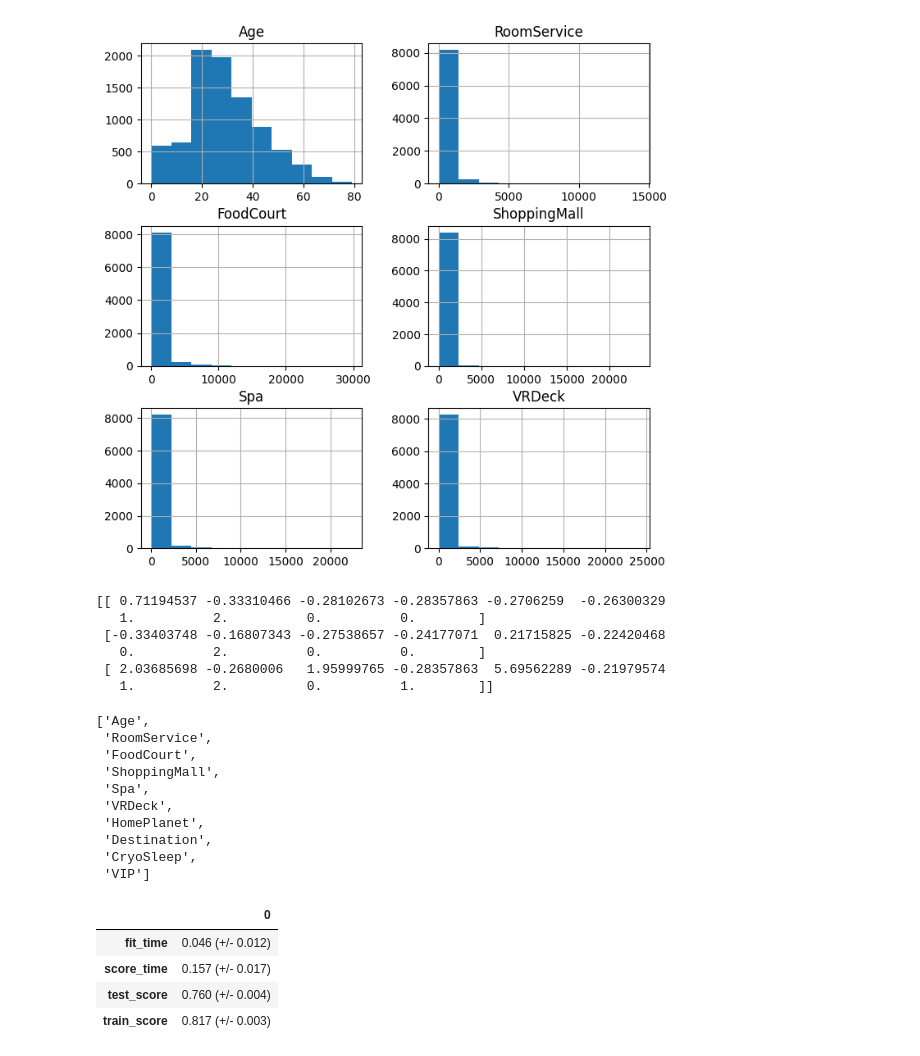
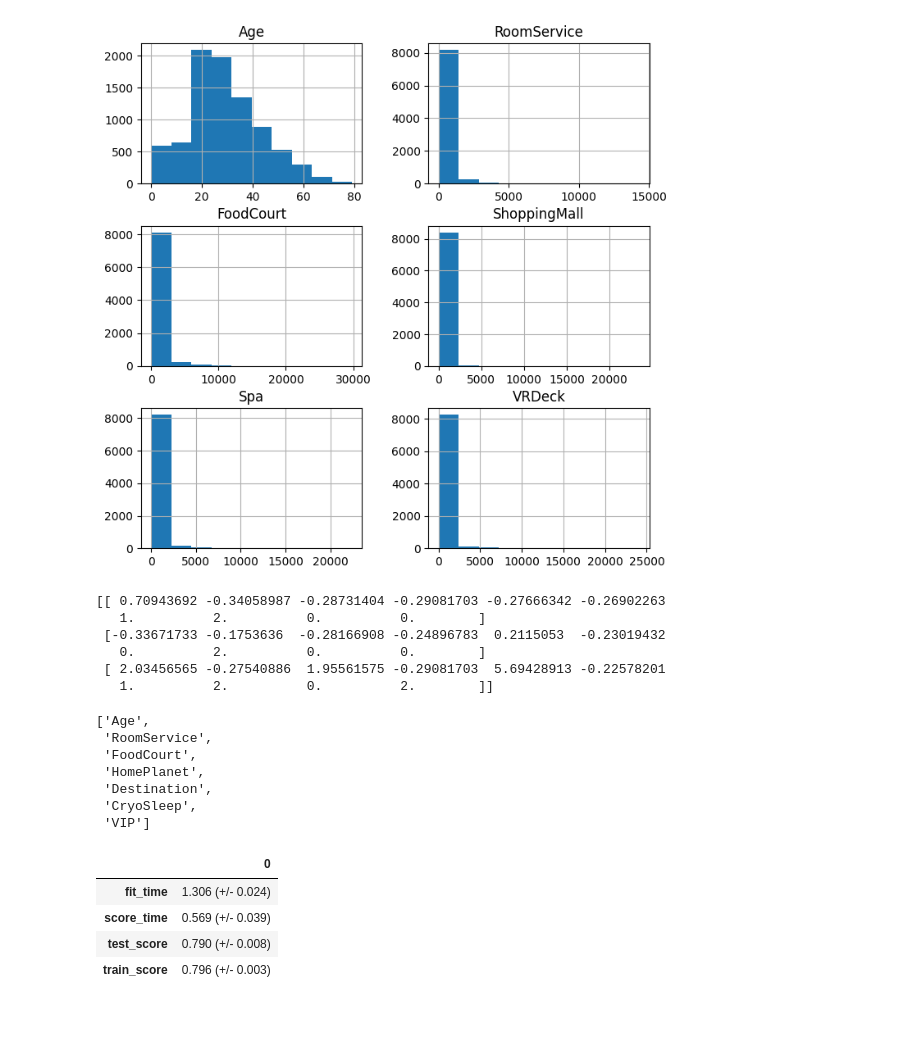
Before and after one commit to TrueDisciple/SpaceTitanic, a Jupyter notebook: SpaceTitanicNotebook.ipynb, the cells around one changed output. Saved outputs shown, nothing was run; the diff lists cells and outputs as text; code cells hidden in the pictures; blank space fills up the shorter version.

```diff
--- a/SpaceTitanicNotebook.ipynb
+++ b/SpaceTitanicNotebook.ipynb
@@ -106,7 +107,8 @@ array([[<Axes: title={'center': 'Age'}>,
 ordinal = ["HomePlanet", "Destination"]
 binaryList = ["CryoSleep", "VIP"]
 #oneHot = ["Cabin"]
-scalarInt = ["Age", "RoomService", "FoodCourt", "ShoppingMall", "Spa", "VRDeck"]
+scalarInt = ["Age", "RoomService", "FoodCourt"]
+scalarInt2 = ["ShoppingMall", "Spa", "VRDeck"]
 passThrough = ["Name"]
 drop_feat = ["Cabin"]
 drop_feat_t = ["PassengerId", "Transported", "Cabin"]
@@ -120,15 +122,19 @@ X_test = testing_spacetitanic_nan.drop(columns=drop_feat)
 # %%
 colpipe = make_column_transformer(
     (
-        make_pipeline(SimpleImputer(strategy="median"), StandardScaler()),
+        make_pipeline(SimpleImputer(strategy="mean"), StandardScaler()),
         scalarInt,
     ),
     (
-        make_pipeline(SimpleImputer(strategy="most_frequent"), OrdinalEncoder()),
+        make_pipeline(SimpleImputer(strategy="mean"), StandardScaler()),
+        scalarInt2,
+    ),
+    (
+        make_pipeline(SimpleImputer(strategy="constant"), OrdinalEncoder()),
         ordinal,
     ),
     (
-        make_pipeline(SimpleImputer(strategy="most_frequent"), OrdinalEncoder()),
+        make_pipeline(SimpleImputer(strategy="mean"), OrdinalEncoder()),
         binaryList,
     ),
 )
@@ -142,18 +148,15 @@ colnames = (
 )
 colnames
 # %% [output]
-[[ 0.71194537 -0.33310466 -0.28102673 -0.28357863 -0.2706259  -0.26300329
+[[ 0.70943692 -0.34058987 -0.28731404 -0.29081703 -0.27666342 -0.26902263
    1.          2.          0.          0.        ]
- [-0.33403748 -0.16807343 -0.27538657 -0.24177071  0.21715825 -0.22420468
+ [-0.33671733 -0.1753636  -0.28166908 -0.24896783  0.2115053  -0.23019432
    0.          2.          0.          0.        ]
- [ 2.03685698 -0.2680006   1.95999765 -0.28357863  5.69562289 -0.21979574
-   1.          2.          0.          1.        ]]
+ [ 2.03456565 -0.27540886  1.95561575 -0.29081703  5.69428913 -0.22578201
+   1.          2.          0.          2.        ]]
 ['Age',
  'RoomService',
  'FoodCourt',
- 'ShoppingMall',
- 'Spa',
- 'VRDeck',
  'HomePlanet',
  'Destination',
  'CryoSleep',
@@ -188,21 +191,21 @@ def mean_std_cross_val_scores(model, X_train, y_train, **kwargs):
 
     return pd.Series(data=out_col, index=mean_scores.index)
 # %%
-pipedummy = make_pipeline(colpipe, KNeighborsClassifier())
+pipedummy = make_pipeline(colpipe, SVC())
 
 results_dict = {}
 
 results_dict["kNN"] = mean_std_cross_val_scores(
     pipedummy, X_train, y_train, cv=5, return_train_score=True
 )
 pdDum = pd.DataFrame(results_dict["kNN"])
 pdDum
 # %% [output]
 |  | 0 |
-| fit_time | 0.046 (+/- 0.012) |
-| score_time | 0.157 (+/- 0.017) |
-| test_score | 0.760 (+/- 0.004) |
-| train_score | 0.817 (+/- 0.003) |
+| fit_time | 1.306 (+/- 0.024) |
+| score_time | 0.569 (+/- 0.039) |
+| test_score | 0.790 (+/- 0.008) |
+| train_score | 0.796 (+/- 0.003) |
 # %%
 pipedummy.fit(X_train, y_train)
 
```
Also changed, not shown: parts of 2 cells of this notebook, 1 other file.
